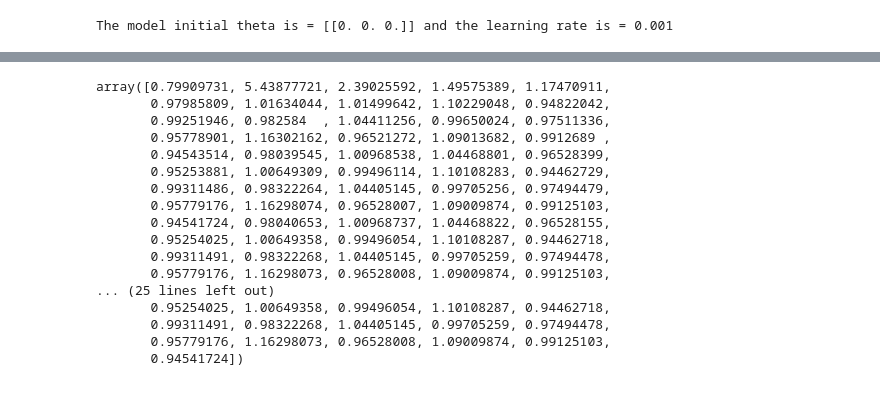
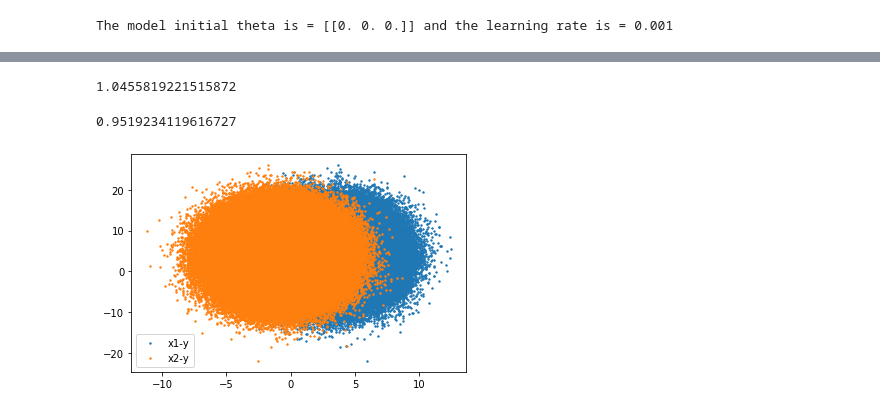
Before and after one commit to agarwal-ayushi/Machine-Learning-Assignments, a Jupyter notebook: Assignment1/ques2/question2.ipynb, the cells around one changed output, grey strips where cells are left out. Cells and saved outputs as stored; diff of their text form; code cells hidden in the pictures.

```diff
--- a/Assignment1/ques2/question2.ipynb
+++ b/Assignment1/ques2/question2.ipynb
@@ -34,14 +34,16 @@ Path changed back to python file directory:
 # %%
 m = 1000000
 x0 = np.ones((m,1))
-x1 = np.linspace(-1, 1, m).reshape(-1,1)
-x2 = np.linspace(-2, 2, m).reshape(-1,1)
+x1 = np.random.normal(3, 2, m).reshape(-1,1)
+x2 = np.random.normal(-1, 2, m).reshape(-1,1)
+#x1 = np.linspace(-1, 1, m).reshape(-1,1)
+#x2 = np.linspace(-2, 2, m).reshape(-1,1)
 X = np.append(x0,x1,axis=1)
 X = np.append(X, x2, axis=1)
 print(m)
 # print(x1.shape)
 # print(x2.shape)
 # print(x0.shape)
-# print(X.shape)
+print(X)
 # %% [output]
 1000000
@@ -57,4 +64,2 @@ theta = np.array([[3], [1], [2]])
 # %%
 h_x = np.dot(X,theta)
-# %%
-Y = h_x + epsilon
@@ -135,5 +157,7 @@ num_b = m//r
 #     print(X[(b-1)*r:(b-1)*r+(r-1),:])
     #print((b-1)*r, (b-1)*r+(r-1))
 print(index,r, num_b)
+mini_batch = [(X[i:i+r,:], Y[i:i+r]) for i in range(0, m, r)]
+len(mini_batch)
 # %% [output]
 500000 1 1000000
@@ -153,17 +178,30 @@ print(J_avg)
 while(i != 10):
     #theta_all = np.append(theta_all,theta,axis=1)
     print("{} iterations done:".format(i))
-
-    for b in range(1,num_b+1):
-        J_curr += cost_total(X[b-1], theta, Y[b-1], 1)
-        if(b%500 == 0):
-            J_curr /= 500; #gives the average cost over 1000 iterations.
+    count = 0
+    for b in mini_batch:
+        X_b = b[0]
+        Y_b = b[1]
+        J_curr += cost_total(X_b, theta, Y_b, 1)
+        if(count%5000 == 0):
+            J_curr /= 5000; #gives the average cost over 1000 iterations.
             J_avg = np.append(J_avg, J_curr)
             print("Current average cost = {}".format(J_curr))
             J_curr=0.0;
-        theta -= alpha * cost_grad(X[(b-1)*r:(b-1)*r+(r),:], theta, Y[(b-1)*r:(b-1)*r+(r),:], r)
+        theta -= alpha * cost_grad(X_b, theta, Y_b, r)
+        count +=1
         #print("Theta new= {}".format(theta))
-    #cost_final = cost_total(X, theta, Y, r[0])
+
+#     for b in range(1,num_b+1):
+#         J_curr += cost_total(X[b-1], theta, Y[b-1], 1)
+#         if(b%5000 == 0):
+#             J_curr /= 5000; #gives the average cost over 1000 iterations.
+#             J_avg = np.append(J_avg, J_curr)
+#             print("Current average cost = {}".format(J_curr))
+#             J_curr=0.0;
+#         theta -= alpha * cost_grad(X[(b-1)*r:(b-1)*r+(r),:], theta, Y[(b-1)*r:(b-1)*r+(r),:], r)
+#         #print("Theta new= {}".format(theta))
+    cost_final = cost_total(X, theta, Y, r)
     #cost_list = np.append(cost_list, cost_final)
     i+=1
 
@@ -190,34 +227,26 @@ NameError: name 'cost_final' is not defined
+# %%
+cost_final = cost_total(X, theta, Y, m)
+print(cost_final)
+# %% [output]
+1.0455819221515872
 # %%
-J_avg
+np.amin(J_avg)
 # np.amax(abs(cost_grad(X, theta, Y, m)))
 # cost_grad(X, theta, Y, m)
 # theta
 # %% [output]
-array([0.79909731, 5.43877721, 2.39025592, 1.49575389, 1.17470911,
-       0.97985809, 1.01634044, 1.01499642, 1.10229048, 0.94822042,
-       0.99251946, 0.982584  , 1.04411256, 0.99650024, 0.97511336,
-       0.95778901, 1.16302162, 0.96521272, 1.09013682, 0.9912689 ,
-       0.94543514, 0.98039545, 1.00968538, 1.04468801, 0.96528399,
-       0.95253881, 1.00649309, 0.99496114, 1.10108283, 0.94462729,
-       0.99311486, 0.98322264, 1.04405145, 0.99705256, 0.97494479,
-       0.95779176, 1.16298074, 0.96528007, 1.09009874, 0.99125103,
-       0.94541724, 0.98040653, 1.00968737, 1.04468822, 0.96528155,
-       0.95254025, 1.00649358, 0.99496054, 1.10108287, 0.94462718,
-       0.99311491, 0.98322268, 1.04405145, 0.99705259, 0.97494478,
-       0.95779176, 1.16298073, 0.96528008, 1.09009874, 0.99125103,
-... (25 lines left out)
-       0.95254025, 1.00649358, 0.99496054, 1.10108287, 0.94462718,
-       0.99311491, 0.98322268, 1.04405145, 0.99705259, 0.97494478,
-       0.95779176, 1.16298073, 0.96528008, 1.09009874, 0.99125103,
-       0.94541724])
+0.9519234119616727
 # %%
 yhyp = np.dot(X, theta)
 plt.scatter(x1, Y, s = 2, label='x1-y')
-plt.scatter(x1, yhyp, s = 2, label='x2-y')
+plt.scatter(x2, Y, s = 2, label='x2-y')
+#plt.scatter(x1, yhyp, s = 2, label='x2-y')
 plt.legend()
 #plt.title('Hypothesis plot vs. Function (LR =0.01)')
 #plt.xlabel('Wine Acidity (x)')
 #plt.ylabel('Wine Density (y)')
 plt.show()
 #plt.savefig('plot_hyp_lr_0.01.png', dpi=1000, bbox_inches='tight')
+# %% [output]
+[figure, added]
 # %%
```
Also changed, not shown: parts of 10 cells of this notebook, 2 other files.
